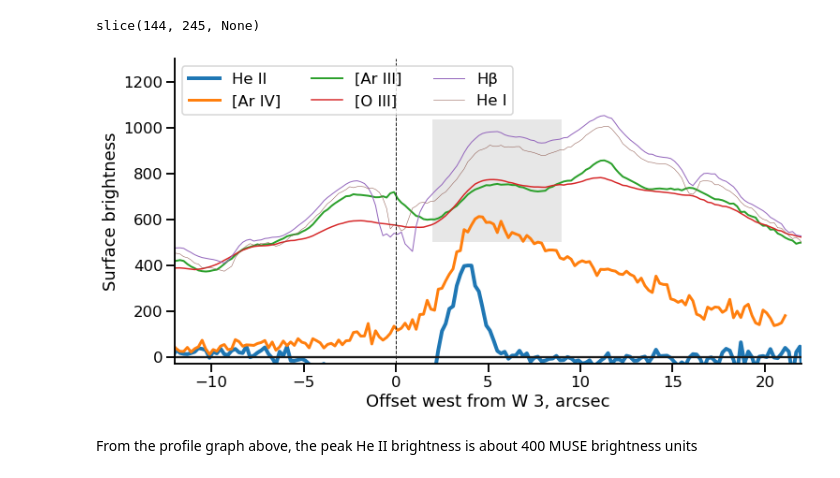
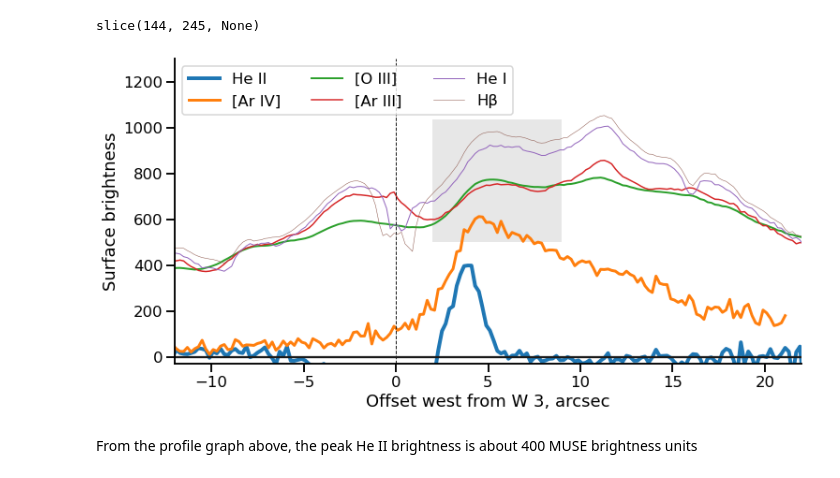
Before and after one commit to will-henney/muse-hii-regions, a Jupyter notebook: notebooks/01-02-yet-more-line-ratios.ipynb, the cells around one changed output. Saved outputs shown, nothing was run; the diff lists cells and outputs as text; code cells hidden in the pictures.

```diff
--- a/notebooks/01-02-yet-more-line-ratios.ipynb
+++ b/notebooks/01-02-yet-more-line-ratios.ipynb
@@ -413,32 +413,33 @@ oiii_profile = make_profile(imoiii)
 # %%
 fig, ax = plt.subplots(figsize=(12, 6))
 ix0 = 227.5
 nx = len(heii_profile)
 pos = (np.arange(nx) - ix0) * 0.2
 
 ax.plot(pos, heii_profile, label="He II", lw=4)
 ax.plot(pos, 1.00 * ariv_profile, label="[Ar IV]", lw=3)
-ax.plot(pos, 3 * 0.13 * ariii_profile, label="[Ar III]", lw=2.0)
-ax.plot(pos, 3 * 0.0019 * oiii_profile, label="[O III]", lw=1.5)
-ax.plot(pos, 3 * 0.011 * hb_profile, label="Hβ", lw=1.0)
-ax.plot(pos, 3 * 0.100 * hei_profile, label="He I", lw=0.5)
+ax.plot(pos, 3 * 0.0019 * oiii_profile, label="[O III]", lw=2.0)
+ax.plot(pos, 3 * 0.13 * ariii_profile, label="[Ar III]", lw=1.5)
+ax.plot(pos, 3 * 0.100 * hei_profile, label="He I", lw=1.0)
+ax.plot(pos, 3 * 0.011 * hb_profile, label="Hβ", lw=0.5)
+
 
 ax.axhline(0, color="k")
 
 ax.axvline(0, color="k", lw=1, ls="dashed")
 ax.axvspan(2.0, 9.0, 0.4, 0.8, color="k", alpha=0.1, linewidth=0, zorder=-100)
 ax.legend(ncol=3,loc="upper left")
 
 ax.set(
     xlabel="Offset west from W 3, arcsec",
     ylabel="Surface brightness",
     xlim=[-12, 22],
     ylim=[-30, 1300],
 )
 sns.despine()
 fig.savefig("../figs/ngc346-bow-shock-brightness-cuts.pdf");
 # %% [output]
-[figure, old version]
+[figure, new version]
 # %% [markdown]
 From the profile graph above, the peak He II brightness is about 400 MUSE brightness units
 # %%
```
Also changed, not shown: parts of 16 cells of this notebook, 7 other files.
